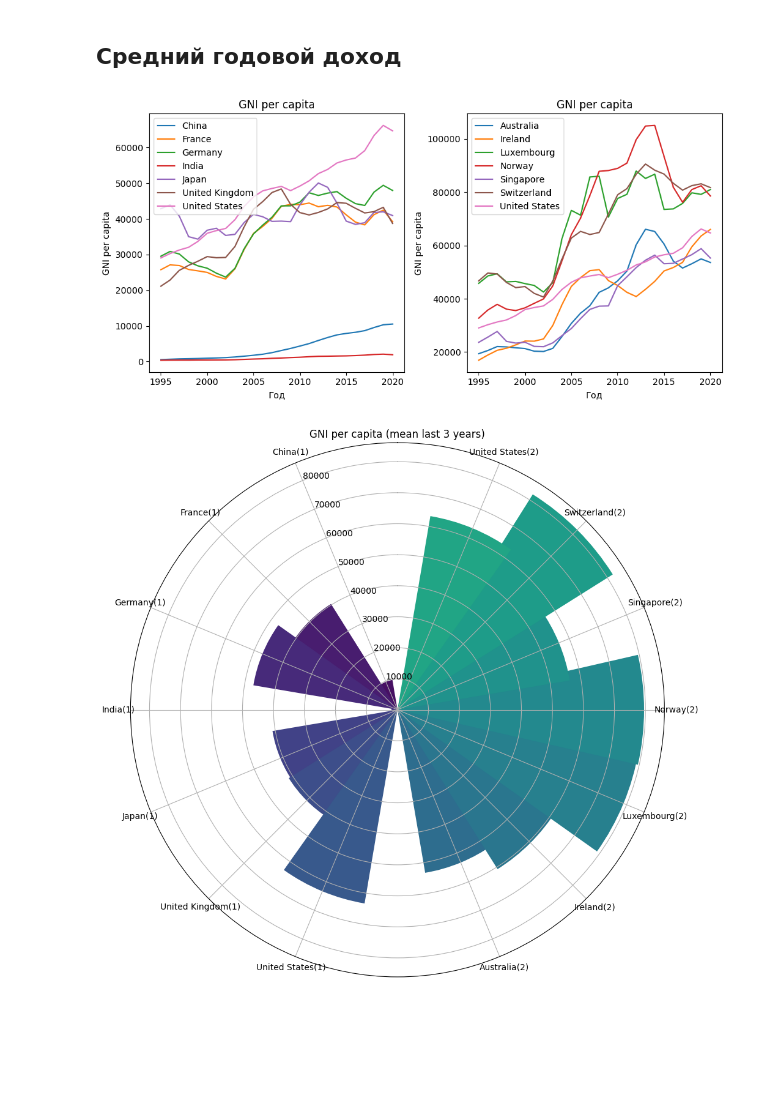
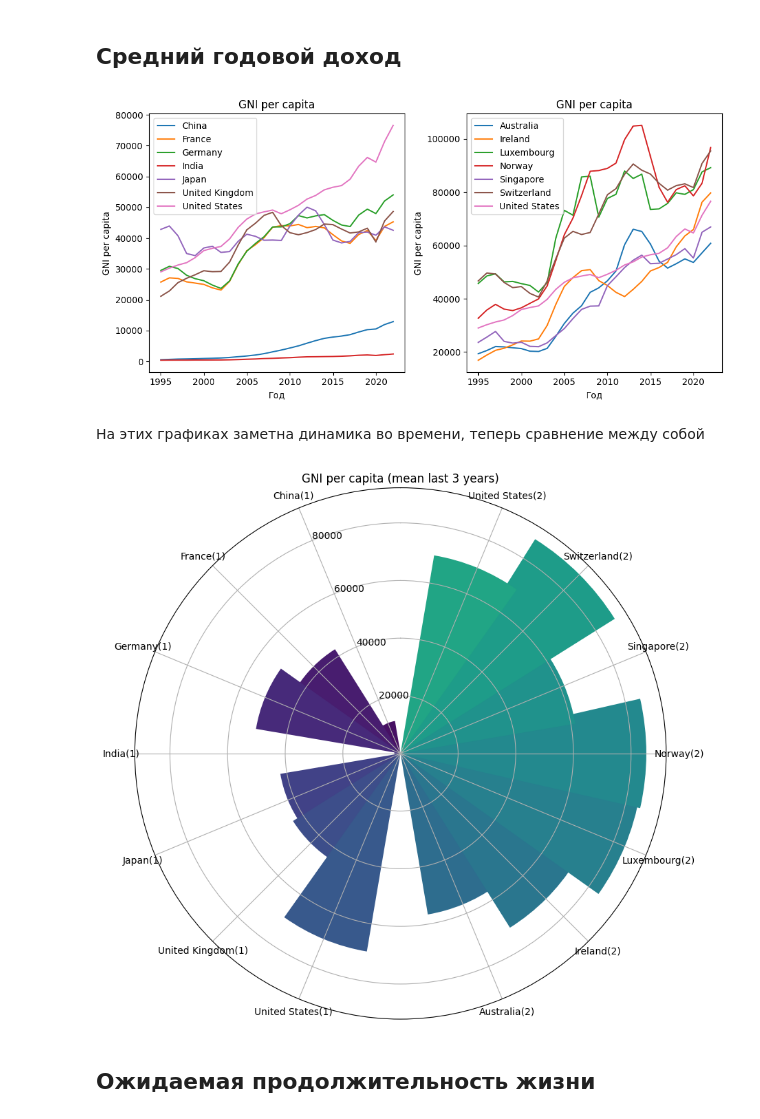
Before and after one commit to XTerris/economic_analysis, a Jupyter notebook: main.ipynb, the cells around one changed output. Saved outputs shown, nothing was run; the diff lists cells and outputs as text; code cells hidden in the pictures; blank space fills up the shorter version.

Commit message:
added bar chart

```diff
--- a/main.ipynb
+++ b/main.ipynb
@@ -22,8 +22,9 @@ indicators = [
     "TX.VAL.FUEL.ZS.UN",  # Fuel exports (% of merchandise exports)
     "SE.XPD.TOTL.GB.ZS",  # Government expenditure on education, total (% of government expenditure)
     "NY.GNP.PCAP.CD",  # GNI per capita, Atlas method (current US$)
-    "SP.DYN.TFRT.IN",  # Fertility rate, total (births per woman)
+    "SP.POP.GROW", # Population growth (annual %)
     "SP.DYN.LE00.IN",  # Life expectancy at birth, total (years)
+    "SP.DYN.CBRT.IN", # Birth rate, crude (per 1,000 people)
     "SP.DYN.CDRT.IN",  # Death rate
     "SH.STA.SUIC.P5",  # Suicide mortality rate (per 100,000 population)
     "BM.GSR.MRCH.CD", # Goods imports (BoP, current US$)
@@ -172,7 +170,9 @@ replace_rules = {
     "GNI per capita, Atlas method (current US$)": "GNI per capita",
     "Educational attainment, at least Bachelor's or equivalent, population 25+, total (%) (cumulative)": "educational attainment",
     "Fertility rate, total (births per woman)": "fertility rate",
+    "Population growth (annual %)": "population growth",
     "Life expectancy at birth, total (years)": "life expectancy",
+    "Birth rate, crude (per 1,000 people)": "birth rate",
     "Death rate, crude (per 1,000 people)": "death rate",
     "Suicide mortality rate (per 100,000 population)": "suicide mortality rate",
     "Goods imports (BoP, current US$)": 'goods imports',
@@ -444,7 +444,7 @@ cleared_df = raw_df[raw_df["country"].isin(include_regions)]
 N = 7
 # years to analyze (including edges)
 start_year = 1995
-end_year = 2020
+end_year = 2022
 
 # arrange by last available year
 top_absolute_GDP_countries = (
@@ -559,0 +562,21 @@ plt.show()
+# %%
+plt.figure("GDP", figsize=(10, 5))
+
+attributes = ["GDP per capita", "GDP"]
+
+for i in range(2):
+    axis = plt.subplot(1, 2, i + 1)
+    plt.title(attributes[i])
+    for country, series in df[df["group"] == i + 1].groupby(["country"]):
+        axis = series.plot(
+            x="date",
+            y=attributes[i],
+            label=country[0],
+            xlabel="Год",
+            ylabel=attributes[i],
+            ax=axis,
+            # color=next(color_gen),
+        )
+
+plt.tight_layout()
+plt.show()
@@ -659,9 +684,11 @@ for i in range(2):
 plt.tight_layout()
 plt.show()
 # %% [output]
-[figure, old version]
+[figure, new version]
+# %% [markdown]
+На этих графиках заметна динамика во времени, теперь сравнение между собой
 # %%
-plt.figure("GNI", figsize=(10, 10))
+plt.figure("GNI", figsize=(9, 9))
 
 attribute = "GNI per capita"
 
@@ -673,33 +700,35 @@ n_last_years = 3
 
 means = (
     df[df["date"] >= end_year - n_last_years]
     .groupby(["country", 'group'])
     .aggregate({attribute: "mean"})
     .reset_index()
-    .sort_values('group')
+    .sort_values(['group', 'country'])
 )
 
 
 n = len(means)
 step = 2 * np.pi / (n + 2)
 angles = np.arange(step, np.pi, step)
 angles = np.concatenate([angles, angles + np.pi])
 means['angles'] = angles
 means['labels'] = means['country'] + '(' + means['group'].map(str) + ')'
 
 colors = plt.cm.viridis(angles / 10.)
 
 axis.bar(
     x=means['angles'],
     width=2*np.pi/n,
     height=means['GNI per capita'],
     tick_label=means['labels'],
-    color=colors
+    color=colors,
 )
 axis.set_theta_offset(np.pi/2)
 plt.title(f'GNI per capita (mean last {n_last_years} years)')
 
 plt.tight_layout()
 plt.show()
 # %% [output]
-[figure, old version]
+[figure, new version]
+# %% [markdown]
+## Ожидаемая продолжительность жизни
```
Also changed, not shown: parts of 14 cells of this notebook.
